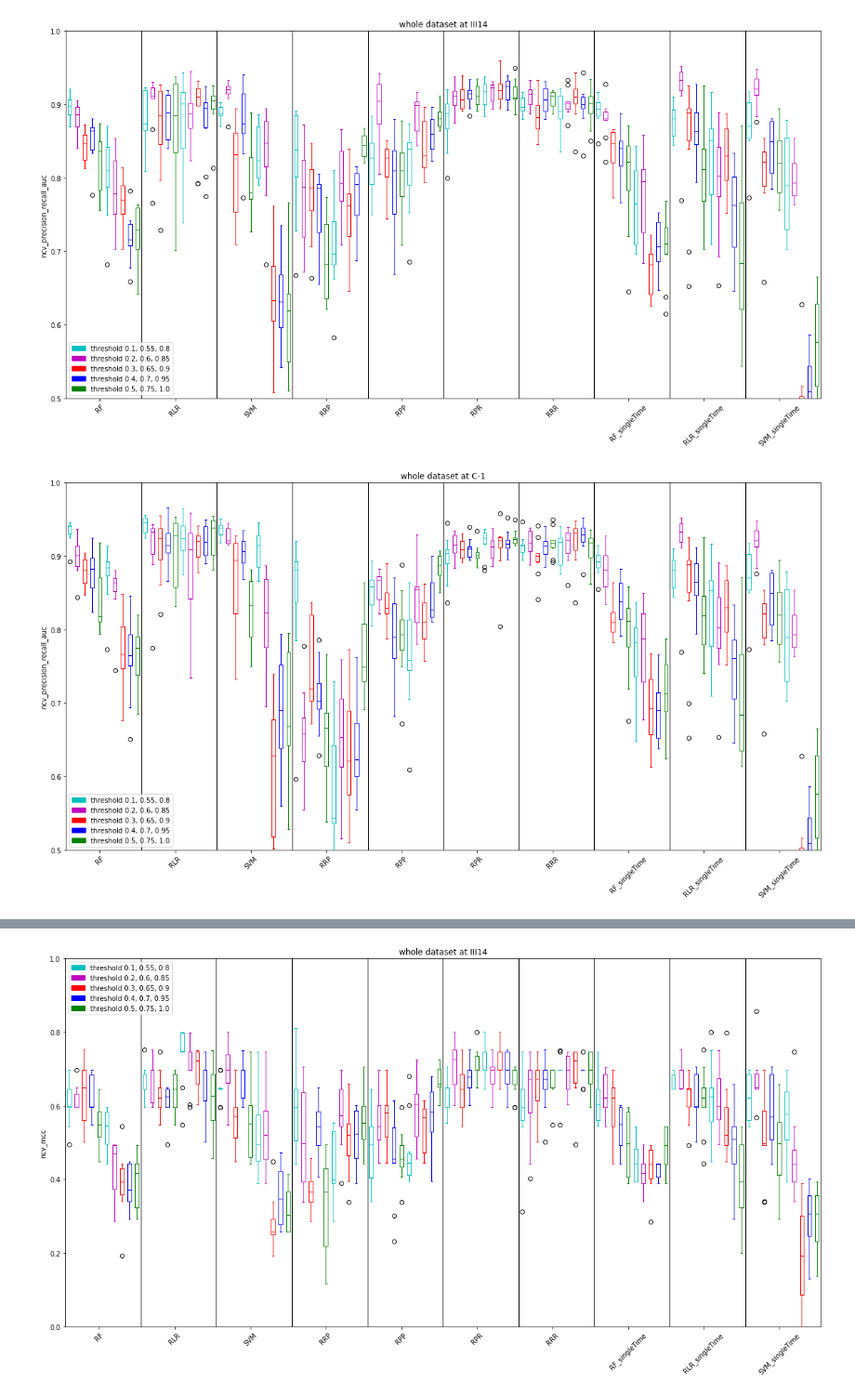
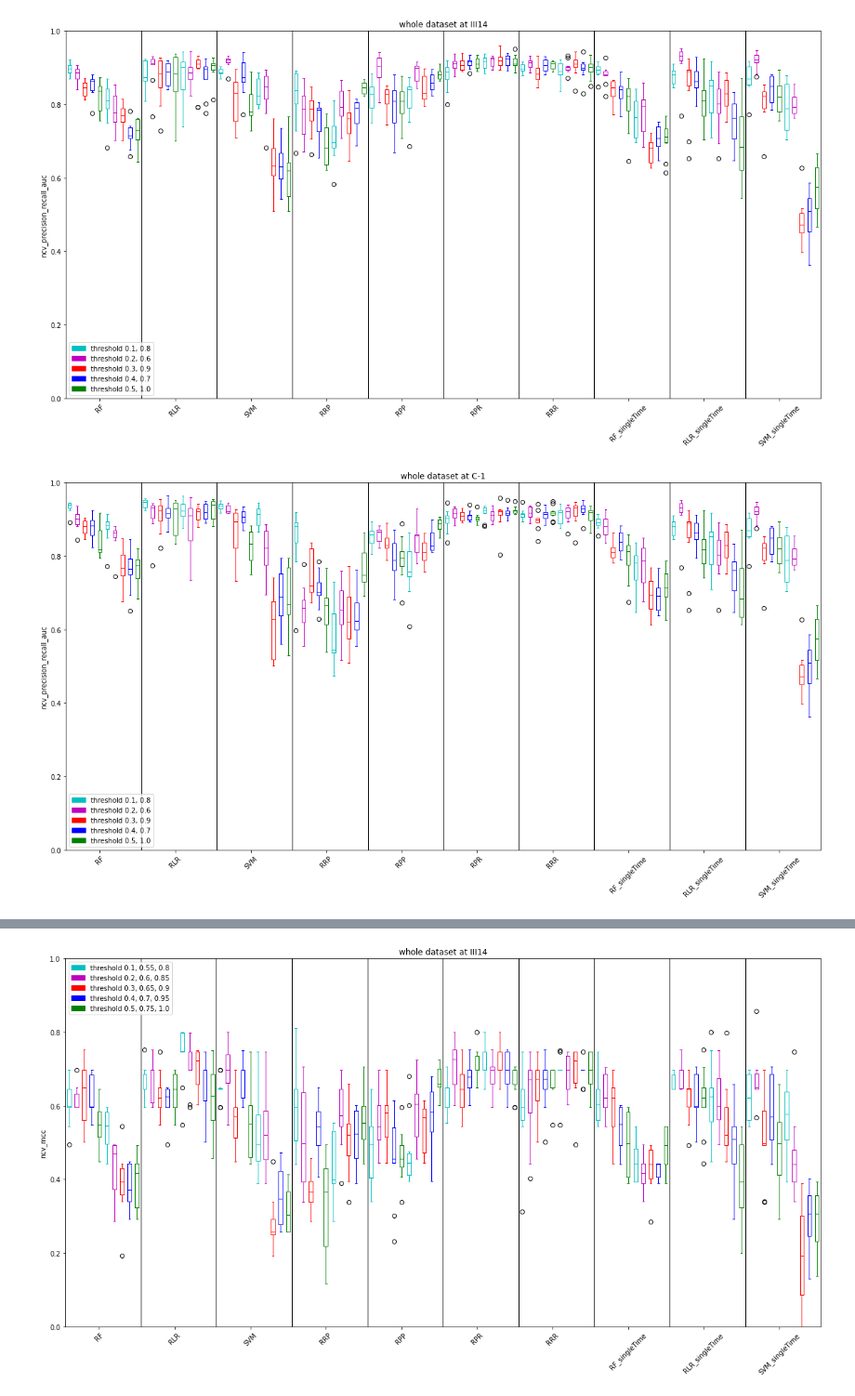
Before and after one commit to msmdev/MalariaVaccineEfficacyPrediction, a Jupyter notebook: bin/plotting/model_comparison_update.ipynb, the cells around one changed output, grey strips where cells are left out. Shown at 93% size. Drawn from its saved outputs; the diff is of its cells as text; code cells hidden in the pictures.

Commit message:
visualization_PRAUC_plots
Visualization of PRAUC performances over all correlations thresholds and models per time point and data set for supplement

```diff
--- a/bin/plotting/model_comparison_update.ipynb
+++ b/bin/plotting/model_comparison_update.ipynb
@@ -261,11 +261,11 @@ for dataset in ['whole', 'selective']:
         plt.figure(figsize=(20, 10))
         for i, (t, c) in enumerate(zip(thresholds, colors)):
             results[dataset][f'{time}_ncv'].loc[t, columns].transpose().apply(lambda x: pd.Series(x)).T.boxplot(rot=45, positions=range(i + 1, len(thresholds) * len(columns) + 1, len(thresholds)), notch=False, color=c, labels=[str(t) for x in range(0, len(columns))], grid=False)
-        cpatch = mpatches.Patch(color='c', label='threshold 0.1, 0.55, 0.8')
-        mpatch = mpatches.Patch(color='m', label='threshold 0.2, 0.6, 0.85')
-        rpatch = mpatches.Patch(color='r', label='threshold 0.3, 0.65, 0.9')
-        bpatch = mpatches.Patch(color='b', label='threshold 0.4, 0.7, 0.95')
-        gpatch = mpatches.Patch(color='g', label='threshold 0.5, 0.75, 1.0')
+        cpatch = mpatches.Patch(color='c', label='threshold 0.1, 0.8')
+        mpatch = mpatches.Patch(color='m', label='threshold 0.2, 0.6')
+        rpatch = mpatches.Patch(color='r', label='threshold 0.3, 0.9')
+        bpatch = mpatches.Patch(color='b', label='threshold 0.4, 0.7')
+        gpatch = mpatches.Patch(color='g', label='threshold 0.5, 1.0')
         for i in range(i + 1, len(thresholds) * len(columns) + 1, len(thresholds)):
             plt.vlines(i + 0.5, 0, 1, linewidth=1, color='k')
         plt.xticks(np.arange(int(len(thresholds) / 2), len(thresholds) * len(columns), len(thresholds)))
@@ -288,11 +288,11 @@ for dataset in ['whole', 'selective']:
         plt.figure(figsize=(20, 10))
         for i, (t, c) in enumerate(zip(thresholds, colors)):
             results[dataset][f'{time}_test'].loc[t, columns].transpose().apply(lambda x: pd.Series(x)).T.boxplot(rot=45, positions=range(i + 1, len(thresholds) * len(columns) + 1, len(thresholds)), notch=False, color=c, labels=[str(t) for x in range(0, len(columns))], grid=False)
-        cpatch = mpatches.Patch(color='c', label='threshold 0.1, 0.55, 0.8')
-        mpatch = mpatches.Patch(color='m', label='threshold 0.2, 0.6, 0.85')
-        rpatch = mpatches.Patch(color='r', label='threshold 0.3, 0.65, 0.9')
-        bpatch = mpatches.Patch(color='b', label='threshold 0.4, 0.7, 0.95')
-        gpatch = mpatches.Patch(color='g', label='threshold 0.5, 0.75, 1.0')
+        cpatch = mpatches.Patch(color='c', label='threshold 0.1, 0.8')
+        mpatch = mpatches.Patch(color='m', label='threshold 0.2, 0.6')
+        rpatch = mpatches.Patch(color='r', label='threshold 0.3, 0.9')
+        bpatch = mpatches.Patch(color='b', label='threshold 0.4, 0.7')
+        gpatch = mpatches.Patch(color='g', label='threshold 0.5, 1.0')
         for i in range(i + 1, len(thresholds) * len(columns) + 1, len(thresholds)):
             plt.vlines(i + 0.5, 0, 1.01, linewidth=1, color='k')
         plt.xticks(np.arange(int(len(thresholds) / 2), len(thresholds) * len(columns), len(thresholds)))
@@ -476,11 +476,11 @@ for dataset in ['whole', 'selective']:
         plt.figure(figsize=(20, 10))
         for i, (t, c) in enumerate(zip(thresholds, colors)):
             results[dataset][f'{time}_ncv'].loc[t, columns].transpose().apply(lambda x: pd.Series(x)).T.boxplot(rot=45, positions=range(i + 1, len(thresholds) * len(columns) + 1, len(thresholds)), notch=False, color=c, labels=[str(t) for x in range(0, len(columns))], grid=False)
-        cpatch = mpatches.Patch(color='c', label='threshold 0.1, 0.55, 0.8')
-        mpatch = mpatches.Patch(color='m', label='threshold 0.2, 0.6, 0.85')
-        rpatch = mpatches.Patch(color='r', label='threshold 0.3, 0.65, 0.9')
-        bpatch = mpatches.Patch(color='b', label='threshold 0.4, 0.7, 0.95')
-        gpatch = mpatches.Patch(color='g', label='threshold 0.5, 0.75, 1.0')
+        cpatch = mpatches.Patch(color='c', label='threshold 0.1, 0.8')
+        mpatch = mpatches.Patch(color='m', label='threshold 0.2, 0.6')
+        rpatch = mpatches.Patch(color='r', label='threshold 0.3, 0.9')
+        bpatch = mpatches.Patch(color='b', label='threshold 0.4, 0.7')
+        gpatch = mpatches.Patch(color='g', label='threshold 0.5, 1.0')
         for i in range(i + 1, len(thresholds) * len(columns) + 1, len(thresholds)):
             plt.vlines(i + 0.5, 0, 1, linewidth=1, color='k')
         plt.xticks(np.arange(int(len(thresholds) / 2), len(thresholds) * len(columns), len(thresholds)))
@@ -659,25 +659,25 @@ results['whole']['III14_test']
 # %%
 columns = ['RF', 'RLR', 'SVM', 'RRP', 'RPP', 'RPR', 'RRR', 'RF_singleTime', 'RLR_singleTime', 'SVM_singleTime']
 colors = ['c', 'm', 'r', 'b', 'g', 'c', 'm', 'r', 'b', 'g', 'c', 'm', 'r', 'b', 'g']
 for dataset in ['whole', 'selective']:
     for time in times:
         plt.figure(figsize=(20, 10))
         for i, (t, c) in enumerate(zip(thresholds, colors)):
             results[dataset][f'{time}_ncv'].loc[t, columns].transpose().apply(lambda x: pd.Series(x)).T.boxplot(rot=45, positions=range(i + 1, len(thresholds) * len(columns) + 1, len(thresholds)), notch=False, color=c, labels=[str(t) for x in range(0, len(columns))], grid=False)
-        cpatch = mpatches.Patch(color='c', label='threshold 0.1, 0.55, 0.8')
-        mpatch = mpatches.Patch(color='m', label='threshold 0.2, 0.6, 0.85')
-        rpatch = mpatches.Patch(color='r', label='threshold 0.3, 0.65, 0.9')
-        bpatch = mpatches.Patch(color='b', label='threshold 0.4, 0.7, 0.95')
-        gpatch = mpatches.Patch(color='g', label='threshold 0.5, 0.75, 1.0')
+        cpatch = mpatches.Patch(color='c', label='threshold 0.1, 0.8')
+        mpatch = mpatches.Patch(color='m', label='threshold 0.2, 0.6')
+        rpatch = mpatches.Patch(color='r', label='threshold 0.3, 0.9')
+        bpatch = mpatches.Patch(color='b', label='threshold 0.4, 0.7')
+        gpatch = mpatches.Patch(color='g', label='threshold 0.5, 1.0')
         for i in range(i + 1, len(thresholds) * len(columns) + 1, len(thresholds)):
             plt.vlines(i + 0.5, 0, 1, linewidth=1, color='k')
         plt.xticks(np.arange(int(len(thresholds) / 2), len(thresholds) * len(columns), len(thresholds)))
-        plt.ylim((0.5, 1))
+        plt.ylim((0.0, 1))
         plt.legend(handles=[cpatch, mpatch, rpatch, bpatch, gpatch])
         plt.ylabel("ncv_precision_recall_auc")
         plt.title(f"{dataset} dataset at {time}")
         plt.show()
         plt.close()
 # %% [output]
-[figure, old version]
+[figure, new version]
-[figure, old version]
+[figure, new version]
```
Also changed, not shown: parts of 6 cells of this notebook.
